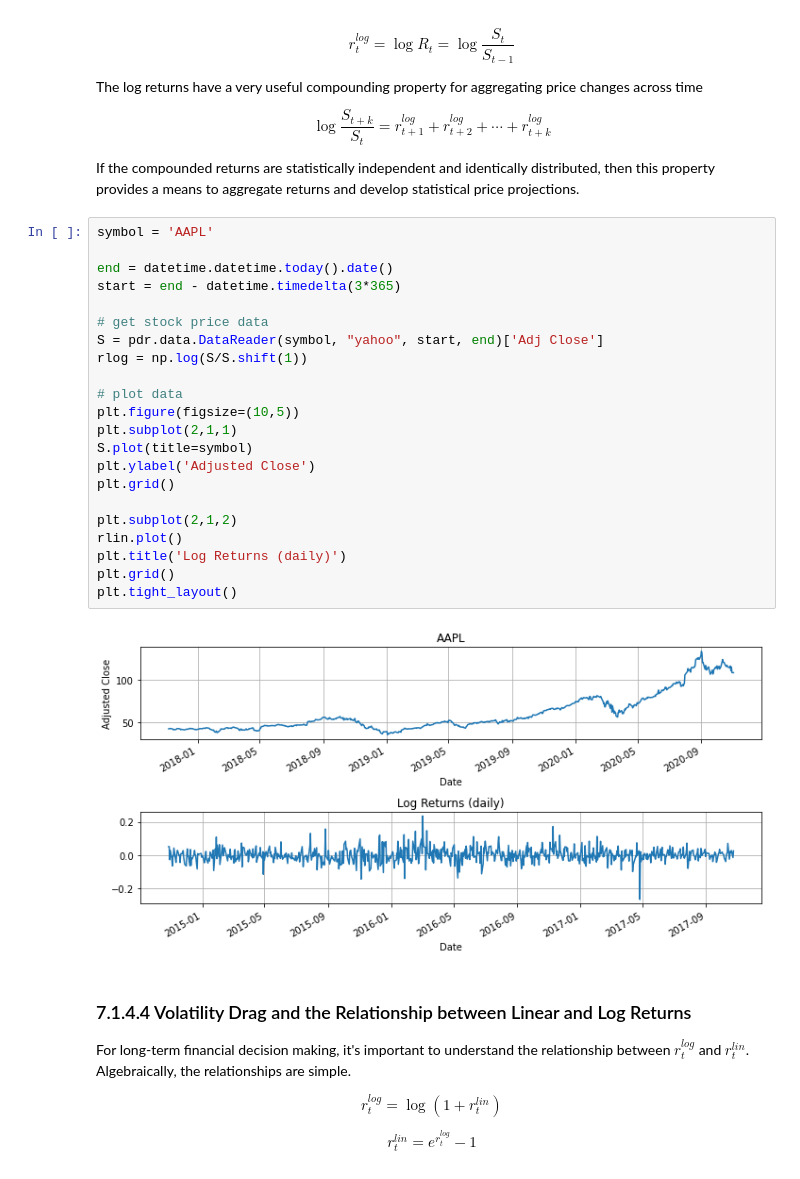
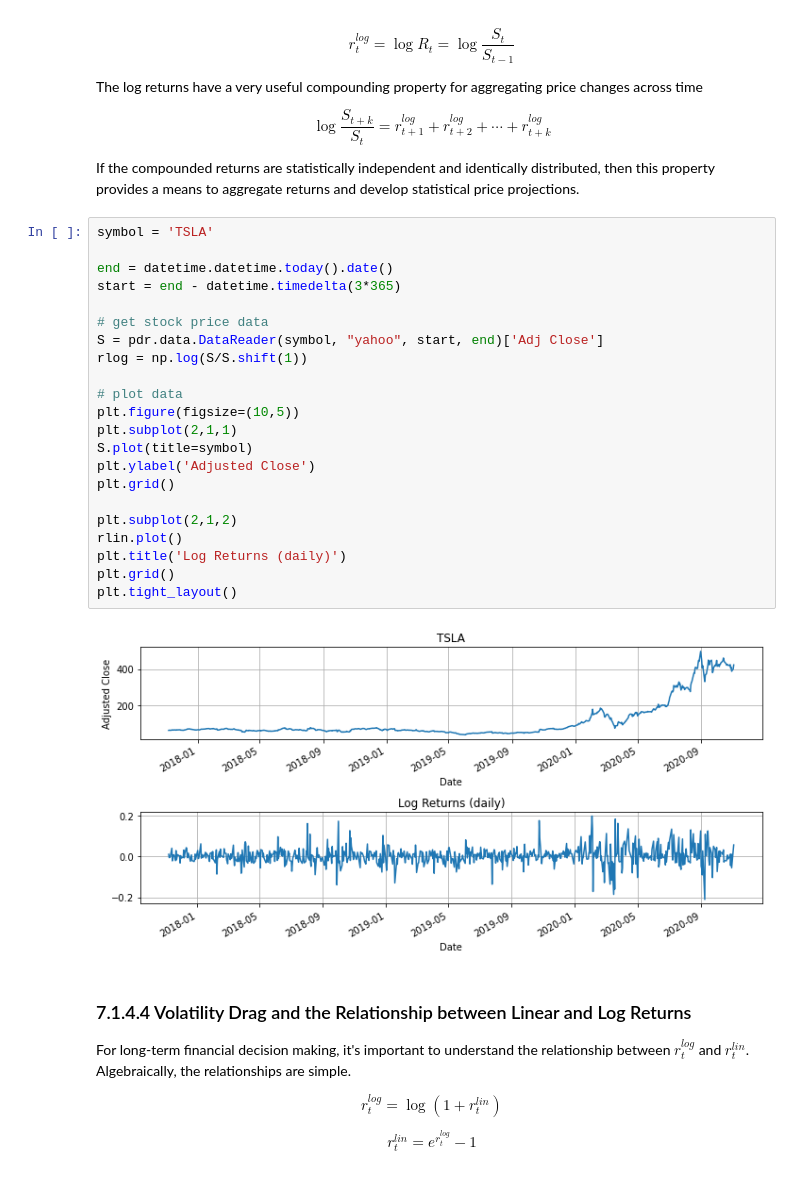
Before and after one commit to jckantor/CBE40455-2020, a Jupyter notebook: docs/07.01-Measuring-Return.ipynb, the cells around one changed output. Drawn from its saved outputs; the diff is of its cells as text.

```diff
--- a/docs/07.01-Measuring-Return.ipynb
+++ b/docs/07.01-Measuring-Return.ipynb
@@ -335,29 +357,29 @@ $$ \log \frac{S_{t+k}}{S_{t}} = r^{log}_{t+1} + r^{log}_{t+2} + \cdots + r^{log}
 
 If the compounded returns are statistically independent and identically distributed, then this property provides a means to aggregate returns and develop statistical price projections.
 # %%
-symbol = 'AAPL'
+symbol = 'TSLA'
 
 end = datetime.datetime.today().date()
 start = end - datetime.timedelta(3*365)
 
 # get stock price data
 S = pdr.data.DataReader(symbol, "yahoo", start, end)['Adj Close']
 rlog = np.log(S/S.shift(1))
 
 # plot data
 plt.figure(figsize=(10,5))
 plt.subplot(2,1,1)
 S.plot(title=symbol)
 plt.ylabel('Adjusted Close')
 plt.grid()
 
 plt.subplot(2,1,2)
 rlin.plot()
 plt.title('Log Returns (daily)')
 plt.grid()
 plt.tight_layout()
 # %% [output]
-[figure, old version]
+[figure, new version]
 # %% [markdown]
 ### 7.1.4.4 Volatility Drag and the Relationship between Linear and Log Returns
 
```
Also changed, not shown: parts of 14 cells of this notebook, 7 other files.
